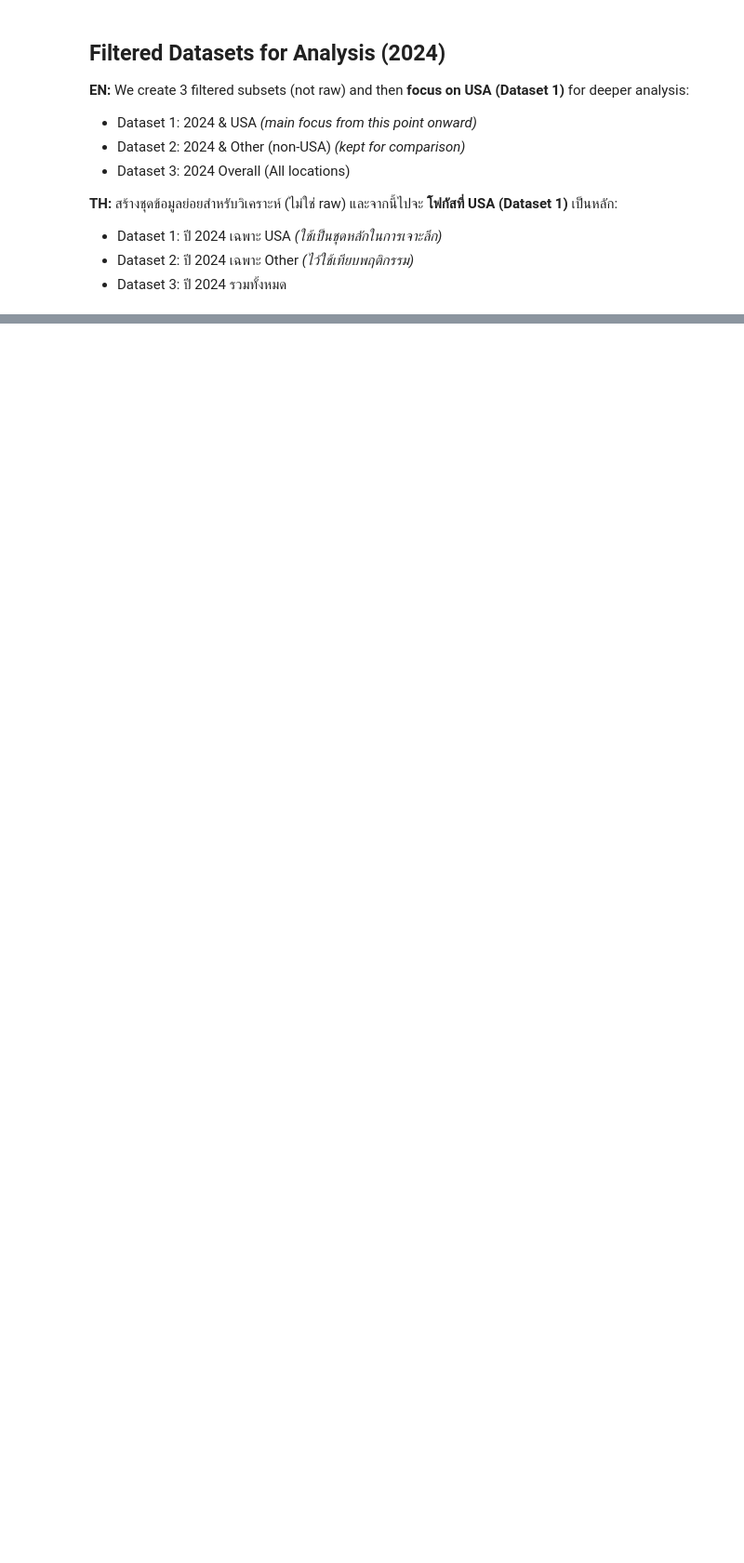
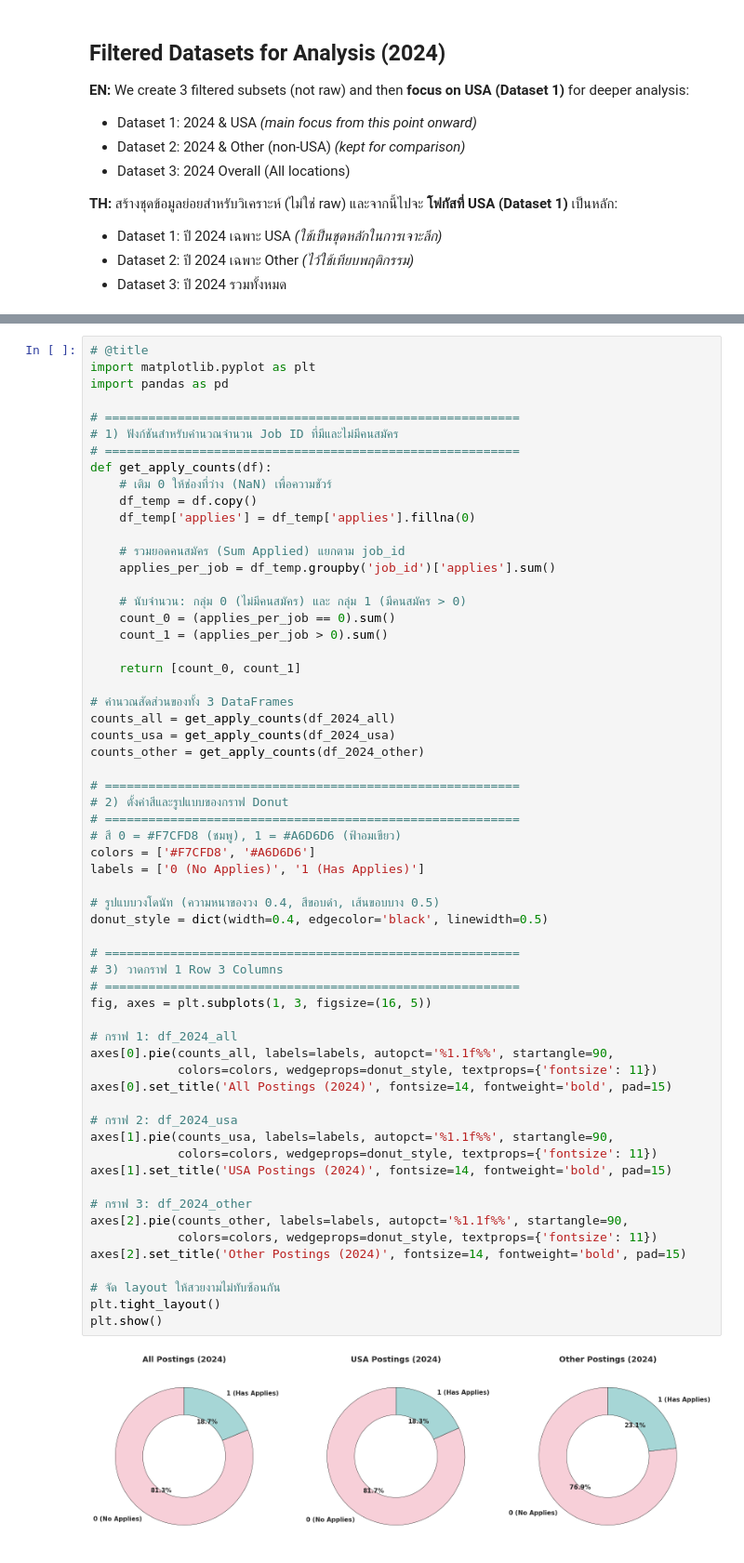
Before and after one commit to gettokeroro/DADS5001_MINI_PROJECT, a Jupyter notebook: job_application_analysis.ipynb, the cells around one changed output, grey strips where cells are left out. Shown at 93% size. Cells and saved outputs as stored; diff of their text form; blank space fills up the shorter version.

```diff
--- a/job_application_analysis.ipynb
+++ b/job_application_analysis.ipynb
@@ -729,0 +1224,62 @@ plt.show()
+# %%
+# @title
+import matplotlib.pyplot as plt
+import pandas as pd
+
+# =========================================================
+# 1) ฟังก์ชันสำหรับคำนวณจำนวน Job ID ที่มีและไม่มีคนสมัคร
+# =========================================================
+def get_apply_counts(df):
+    # เติม 0 ให้ช่องที่ว่าง (NaN) เพื่อความชัวร์
+    df_temp = df.copy()
+    df_temp['applies'] = df_temp['applies'].fillna(0)
+
+    # รวมยอดคนสมัคร (Sum Applied) แยกตาม job_id
+    applies_per_job = df_temp.groupby('job_id')['applies'].sum()
+
+    # นับจำนวน: กลุ่ม 0 (ไม่มีคนสมัคร) และ กลุ่ม 1 (มีคนสมัคร > 0)
+    count_0 = (applies_per_job == 0).sum()
+    count_1 = (applies_per_job > 0).sum()
+
+    return [count_0, count_1]
+
+# คำนวณสัดส่วนของทั้ง 3 DataFrames
+counts_all = get_apply_counts(df_2024_all)
+counts_usa = get_apply_counts(df_2024_usa)
+counts_other = get_apply_counts(df_2024_other)
+
+# =========================================================
+# 2) ตั้งค่าสีและรูปแบบของกราฟ Donut
+# =========================================================
+# สี 0 = #F7CFD8 (ชมพู), 1 = #A6D6D6 (ฟ้าอมเขียว)
+colors = ['#F7CFD8', '#A6D6D6']
+labels = ['0 (No Applies)', '1 (Has Applies)']
+
+# รูปแบบวงโดนัท (ความหนาของวง 0.4, สีขอบดำ, เส้นขอบบาง 0.5)
+donut_style = dict(width=0.4, edgecolor='black', linewidth=0.5)
+
+# =========================================================
+# 3) วาดกราฟ 1 Row 3 Columns
+# =========================================================
+fig, axes = plt.subplots(1, 3, figsize=(16, 5))
+
+# กราฟ 1: df_2024_all
+axes[0].pie(counts_all, labels=labels, autopct='%1.1f%%', startangle=90,
+            colors=colors, wedgeprops=donut_style, textprops={'fontsize': 11})
+axes[0].set_title('All Postings (2024)', fontsize=14, fontweight='bold', pad=15)
+
+# กราฟ 2: df_2024_usa
+axes[1].pie(counts_usa, labels=labels, autopct='%1.1f%%', startangle=90,
+            colors=colors, wedgeprops=donut_style, textprops={'fontsize': 11})
+axes[1].set_title('USA Postings (2024)', fontsize=14, fontweight='bold', pad=15)
+
+# กราฟ 3: df_2024_other
+axes[2].pie(counts_other, labels=labels, autopct='%1.1f%%', startangle=90,
+            colors=colors, wedgeprops=donut_style, textprops={'fontsize': 11})
+axes[2].set_title('Other Postings (2024)', fontsize=14, fontweight='bold', pad=15)
+
+# จัด layout ให้สวยงามไม่ทับซ้อนกัน
+plt.tight_layout()
+plt.show()
+# %% [output]
+[figure, added]
```
Also changed, not shown: parts of 19 cells of this notebook.
